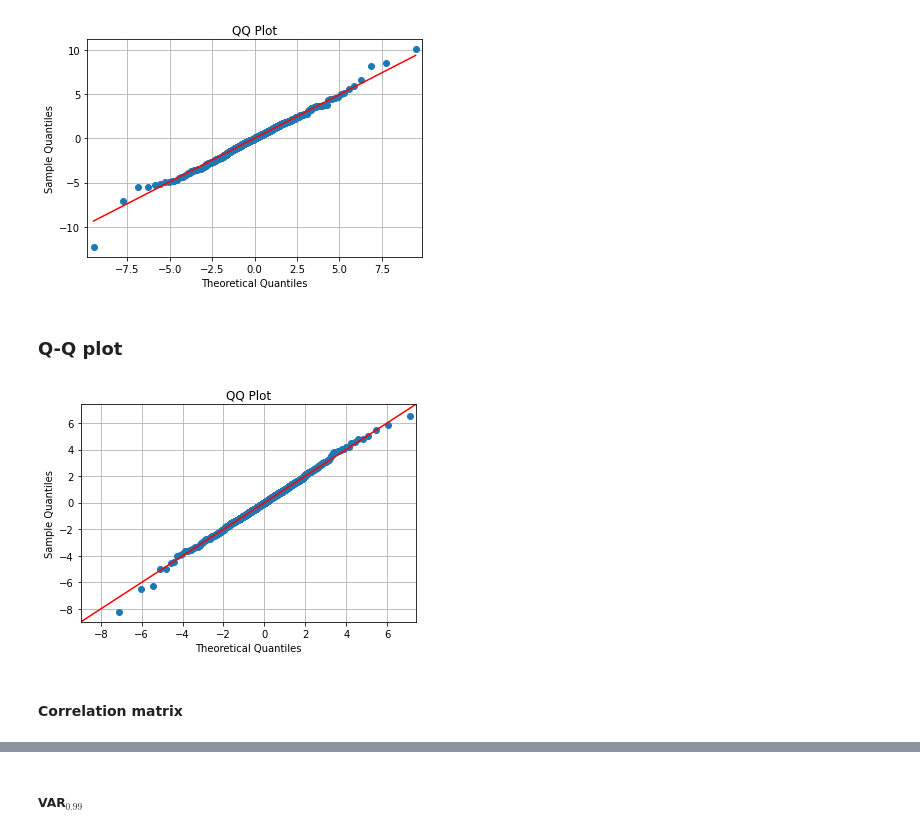
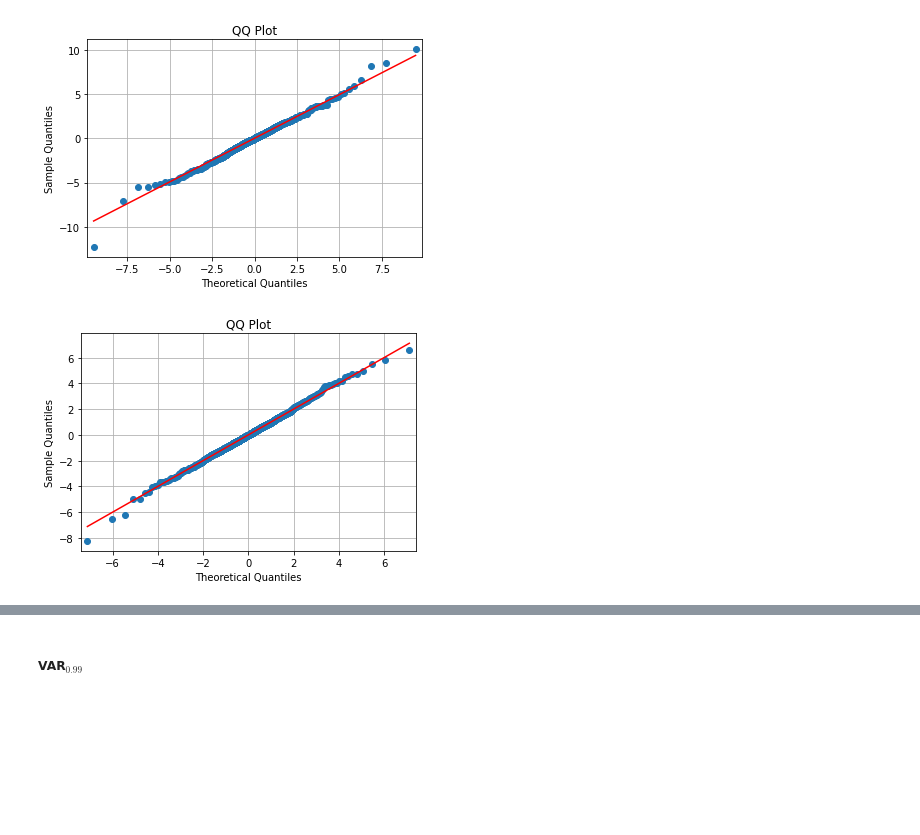
Before and after one commit to tecr-27/market_risk, a Jupyter notebook: market_risk/main.ipynb, the cells around one changed output, grey strips where cells are left out. Saved outputs shown, nothing was run; the diff lists cells and outputs as text; code cells hidden in the pictures; blank space fills up the shorter version.

```diff
--- a/market_risk/main.ipynb
+++ b/market_risk/main.ipynb
@@ -48,6 +48,7 @@ where:
 $P$: Portfolio returns;  $S_{1}$: EDP; $S_{2}$: Adidas; $S_{3}$: Inditex; $S_{4}$: Just Eat Takeway; $S_{5}$: LVMH
 # %%
 try:
+    log_returns["our_portfolio"] = log_returns @ weights
     simple_returns["our_portfolio"] = simple_returns @ weights
 except Exception:
     print("Action already performed")
@@ -235,11 +159,7 @@ We reject normality
 qqplot(data=simple_returns.our_portfolio, fit=True, dist=stats.t, line="q")
 # %% [output]
 [figure]
-# %% [markdown]
-### Q-Q plot
 # %%
-qqplot(data=returns_kelly @ leverages, fit=True, dist=stats.t, line="45")
+qqplot(data=returns_kelly @ leverages, fit=True, dist=stats.t, line="q")
 # %% [output]
-[figure, old version]
+[figure, new version]
-# %% [markdown]
-#### Correlation matrix
```
Also changed, not shown: parts of 124 cells of this notebook, 3 other files.
